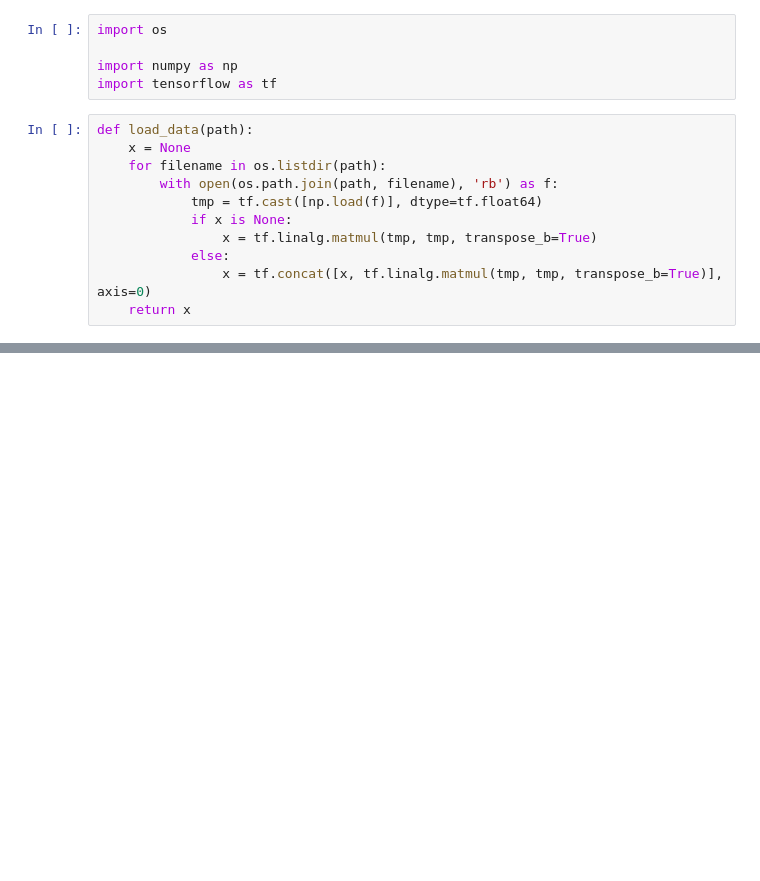
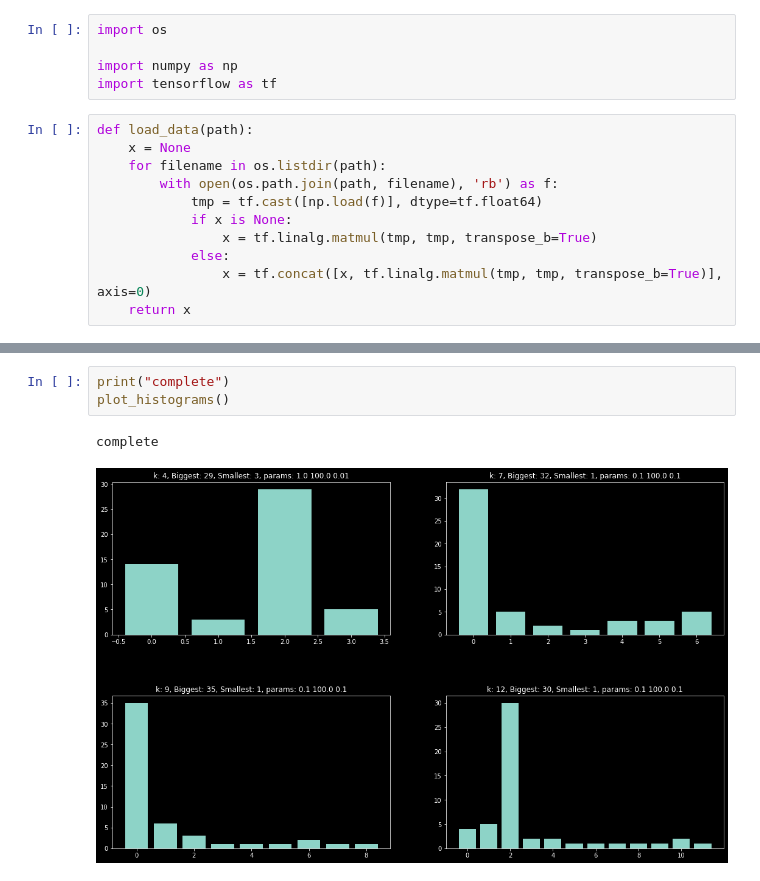
Before and after one commit to jccaleroe/GFSC-for-entity-topics, a Jupyter notebook: fusion/fusion.ipynb, the cells around one changed output, grey strips where cells are left out. Saved outputs shown, nothing was run; the diff lists cells and outputs as text; blank space fills up the shorter version.

```diff
--- a/fusion/fusion.ipynb
+++ b/fusion/fusion.ipynb
@@ -158,0 +159,6 @@ save_results('clusters/profiles/')
+# %%
+print("complete")
+plot_histograms()
+# %% [output]
+complete
+[figure, added]
```
Also changed, not shown: parts of 12 cells of this notebook, 2 other files.
